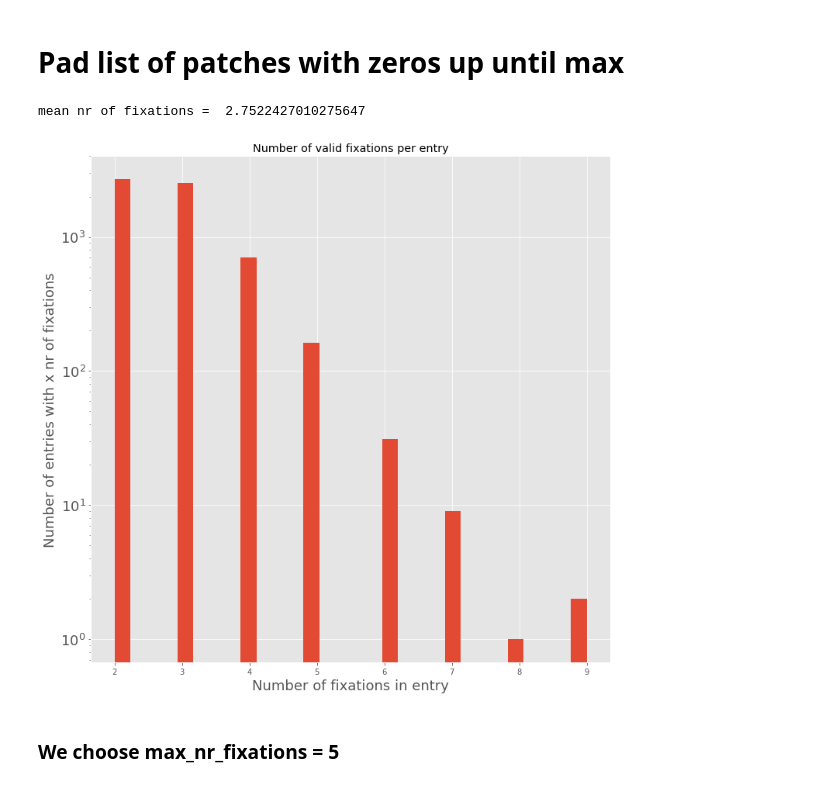
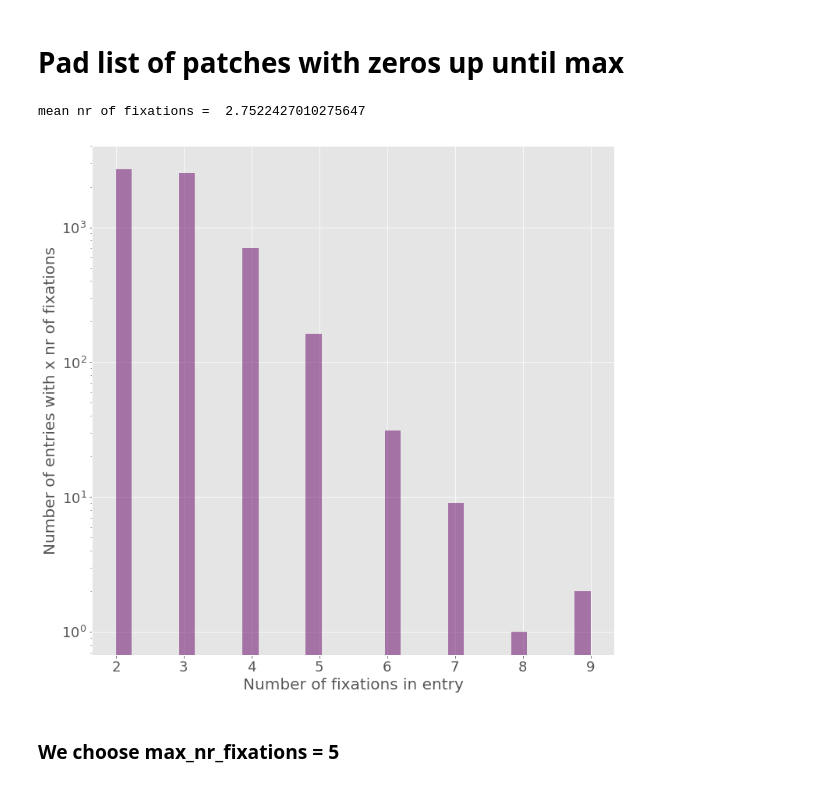
Before and after one commit to m3h0w/visual-attention-cnn-and-eye-tracking, a Jupyter notebook: patches/1model-78px_patch_fastest_user_with_2_points.ipynb, the cells around one changed output. Cells and saved outputs as stored; diff of their text form; code cells hidden in the pictures.

```diff
--- a/patches/1model-78px_patch_fastest_user_with_2_points.ipynb
+++ b/patches/1model-78px_patch_fastest_user_with_2_points.ipynb
@@ -216,19 +216,19 @@ for i, fix_patch in enumerate(x[someindex]):
 # %%
 nr_of_fixations = [len(item) for item in x]
 print('mean nr of fixations = ', np.mean(nr_of_fixations))
 plt.figure(figsize=(12,12))
-plt.hist(nr_of_fixations, bins=30)
+plt.hist(nr_of_fixations, bins=30, color=[102/255, 0, 102/255, 0.5])
 plt.yscale('log')
+plt.xticks(fontsize=18)
 plt.yticks(fontsize=18)
-plt.ylabel('Number of entries with x nr of fixations',fontsize=18)
-plt.xlabel('Number of fixations in entry',fontsize=18)
+plt.ylabel('Number of entries with x nr of fixations',fontsize=20)
+plt.xlabel('Number of fixations in entry',fontsize=20)
 # plt.xticks(np.linspace(0,10,11),fontsize=18)
 # plt.xlim((1,10))
-plt.title('Number of valid fixations per entry')
 plt.gcf().savefig('valid_fixations_per_entry.png',bbox_inches='tight')
 # %% [output]
 mean nr of fixations =  2.7522427010275647
-[figure, old version]
+[figure, new version]
 # %% [markdown]
 ### We choose max_nr_fixations = 5
 # %%
```
Also changed, not shown: parts of 4 cells of this notebook, 1 other file.
